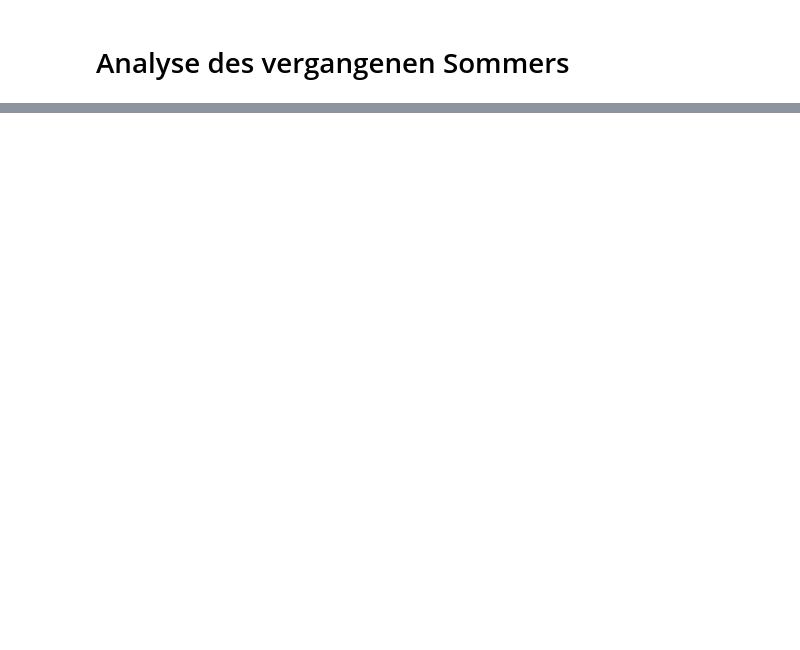
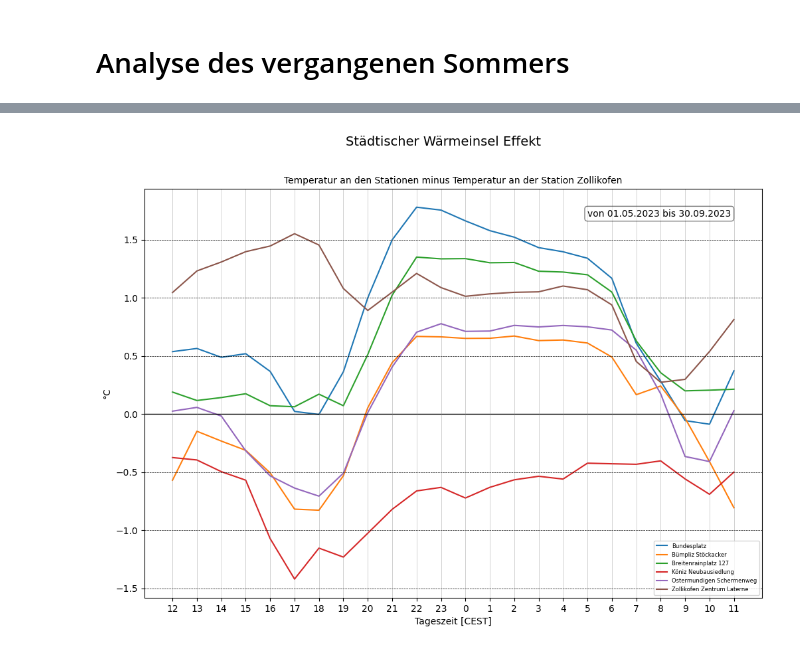
Before and after one commit to meteotest/urban-heat-API-docs, a Jupyter notebook: python_data_analysis_past_summer.ipynb, the cells around one changed output, grey strips where cells are left out. Saved outputs shown, nothing was run; the diff lists cells and outputs as text; code cells hidden in the pictures; blank space fills up the shorter version.

```diff
--- a/python_data_analysis_past_summer.ipynb
+++ b/python_data_analysis_past_summer.ipynb
@@ -171,0 +266,4 @@ m
+# %%
+# run uhi analysis
+station_analysis = get_station_uhi_analysis(uhi_time_from, uhi_time_to)
+station_analysis
@@ -171,0 +279,57 @@ m
+# %%
+import matplotlib.pyplot as plt
+import pandas as pd
+import geopandas as gpd
+
+# Function to reorder the values in the series
+def reorder_series(series):
+    first_part = series.iloc[12:24].values
+    second_part = series.iloc[0:12].values
+    reordered_series = list(first_part) + list(second_part)
+    return reordered_series
+
+# Create a new figure and axis for the plot
+fig, ax = plt.subplots(figsize=(12, 8))
+
+# Plot each series in the 'uhi' column
+for idx, row in station_analysis.iterrows():
+    uhi_series = row['uhi']
+    reordered_uhi = reorder_series(uhi_series)
+    x_values = list(range(24))  # 0 to 23
+    ax.plot(x_values, reordered_uhi, label=row['name'])
+
+# Customize the plot
+ax.set_xlabel('Tageszeit [CEST]')
+ax.set_ylabel('°C')
+fig.suptitle('Städtischer Wärmeinsel Effekt', fontsize=14)
+ax.set_title('Temperatur an den Stationen minus Temperatur an der Station "Zollikofen 3m"', fontsize=10)
+ax.legend(loc='lower right', fontsize="6")
+
+# Adjust x-axis labels
+ax.set_xticks(x_values)
+ax.set_xticklabels([str((i+12)%24) for i in range(24)])
+
+# Add solid black line at y=0
+ax.axhline(y=0, color='black', linewidth=1)
+
+# Add fine black dashed lines at every 0.5 interval on the y-axis
+y_min, y_max = ax.get_ylim()
+y_ticks = [y for y in range(int(y_min*2), int(y_max*2)+1)]
+for y in y_ticks:
+    if y != 0:  # Skip y=0 as it's already added as a solid line
+        ax.axhline(y=y/2.0, color='black', linestyle='--', linewidth=0.5)
+
+# Add slightly transparent fine grey solid lines at each x interval
+for x in x_values:
+    ax.axvline(x=x, color='grey', linestyle='-', linewidth=0.5, alpha=0.5)
+
+# Add a text box in the top right corner
+textstr = f"von {pd.to_datetime(uhi_time_from).strftime('%d.%m.%Y')} bis {pd.to_datetime(uhi_time_to).strftime('%d.%m.%Y')}"
+props = dict(boxstyle='round', facecolor='white', alpha=0.5)
+ax.text(0.95, 0.95, textstr, transform=ax.transAxes, fontsize=10,
+        verticalalignment='top', horizontalalignment='right', bbox=props)
+
+# Show the plot
+plt.show()
+# %% [output]
+[figure, added]
```
Also changed, not shown: parts of 13 cells of this notebook.
